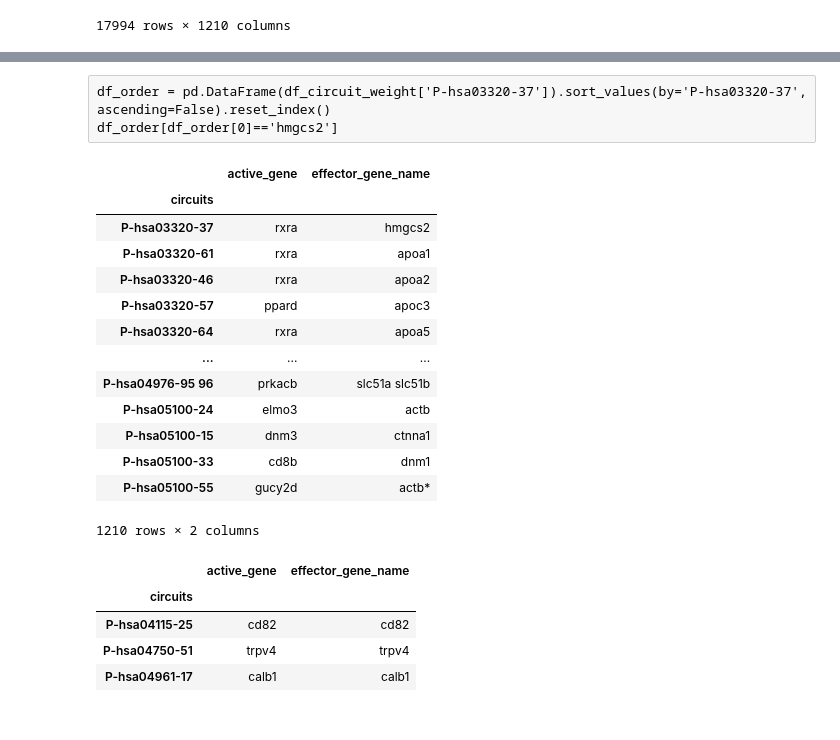
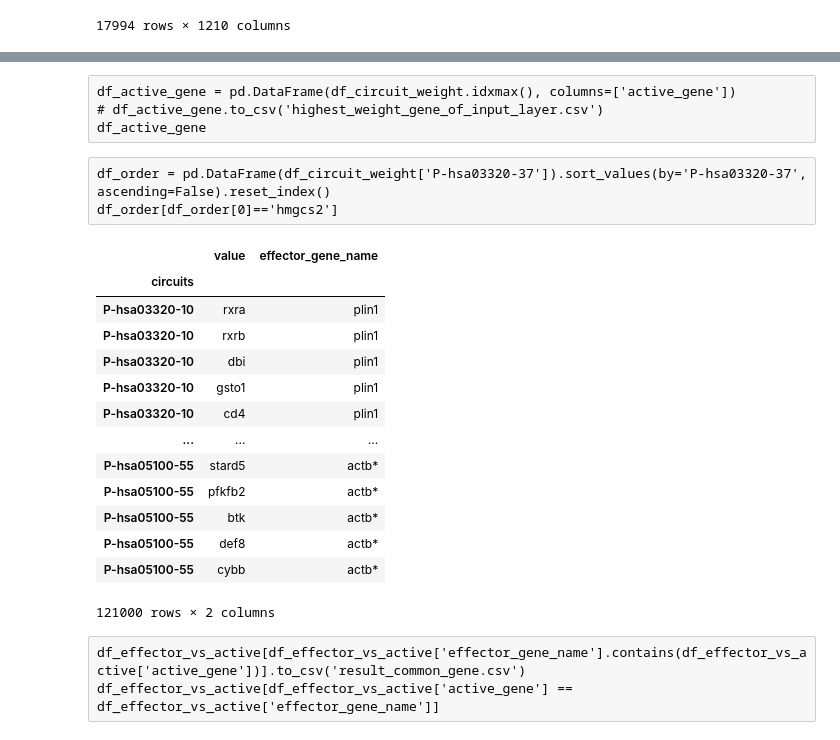
Before and after one commit to pelingundogdu/signalization_prior_knowledge_based_nn, a Jupyter notebook: notebooks/5.0-pg-pbk-analysis.ipynb, the cells around one changed output, grey strips where cells are left out. Cells and saved outputs as stored; diff of their text form; code cells hidden in the pictures.

Commit message:
update, compare effector gene with top 100 list

```diff
--- a/notebooks/5.0-pg-pbk-analysis.ipynb
+++ b/notebooks/5.0-pg-pbk-analysis.ipynb
@@ -362,0 +344,4 @@ df_active_gene
+# %%
+top_n = 100
+df_active_gene_top_n = pd.melt(df_circuit_weight.apply(lambda s: s.nlargest(top_n).index.tolist(), axis=0)).set_index('circuits')
+df_active_gene_top_n
@@ -363,30 +363,29 @@ df_active_gene
+# %% [raw]
+df_active_gene = pd.DataFrame(df_circuit_weight.idxmax(), columns=['active_gene'])
+# df_active_gene.to_csv('highest_weight_gene_of_input_layer.csv')
+df_active_gene
 # %% [raw]
 df_order = pd.DataFrame(df_circuit_weight['P-hsa03320-37']).sort_values(by='P-hsa03320-37', ascending=False).reset_index()
 df_order[df_order[0]=='hmgcs2']
 # %%
-df_effector_vs_active = pd.merge(df_active_gene, df_effector_final['effector_gene_name'], how='inner', left_index=True, right_index=True)
+df_effector_vs_active = pd.merge(df_active_gene_top_n, df_effector_final['effector_gene_name']
+                                 , how='inner', left_index=True, right_index=True)
 df_effector_vs_active
 # %% [output]
-|  | active_gene | effector_gene_name |
+|  | value | effector_gene_name |
 | circuits |  |  |
-| P-hsa03320-37 | rxra | hmgcs2 |
-| P-hsa03320-61 | rxra | apoa1 |
-| P-hsa03320-46 | rxra | apoa2 |
-| P-hsa03320-57 | ppard | apoc3 |
-| P-hsa03320-64 | rxra | apoa5 |
+| P-hsa03320-10 | rxra | plin1 |
+| P-hsa03320-10 | rxrb | plin1 |
+| P-hsa03320-10 | dbi | plin1 |
+| P-hsa03320-10 | gsto1 | plin1 |
+| P-hsa03320-10 | cd4 | plin1 |
 | ... | ... | ... |
-| P-hsa04976-95 96 | prkacb | slc51a slc51b |
-| P-hsa05100-24 | elmo3 | actb |
-| P-hsa05100-15 | dnm3 | ctnna1 |
-| P-hsa05100-33 | cd8b | dnm1 |
-| P-hsa05100-55 | gucy2d | actb* |
+| P-hsa05100-55 | stard5 | actb* |
+| P-hsa05100-55 | pfkfb2 | actb* |
+| P-hsa05100-55 | btk | actb* |
+| P-hsa05100-55 | def8 | actb* |
+| P-hsa05100-55 | cybb | actb* |
-1210 rows × 2 columns
+121000 rows × 2 columns
-# %%
-df_effector_vs_active[df_effector_vs_active['active_gene'] == df_effector_vs_active['effector_gene_name']].to_csv('result_common_gene.csv')
-df_effector_vs_active[df_effector_vs_active['active_gene'] == df_effector_vs_active['effector_gene_name']]
-# %% [output]
-|  | active_gene | effector_gene_name |
-| circuits |  |  |
-| P-hsa04115-25 | cd82 | cd82 |
-| P-hsa04750-51 | trpv4 | trpv4 |
-| P-hsa04961-17 | calb1 | calb1 |
+# %% [raw]
+df_effector_vs_active[df_effector_vs_active['effector_gene_name'].contains(df_effector_vs_active['active_gene'])].to_csv('result_common_gene.csv')
+df_effector_vs_active[df_effector_vs_active['active_gene'] == df_effector_vs_active['effector_gene_name']]
```
Also changed, not shown: parts of 9 cells of this notebook.
